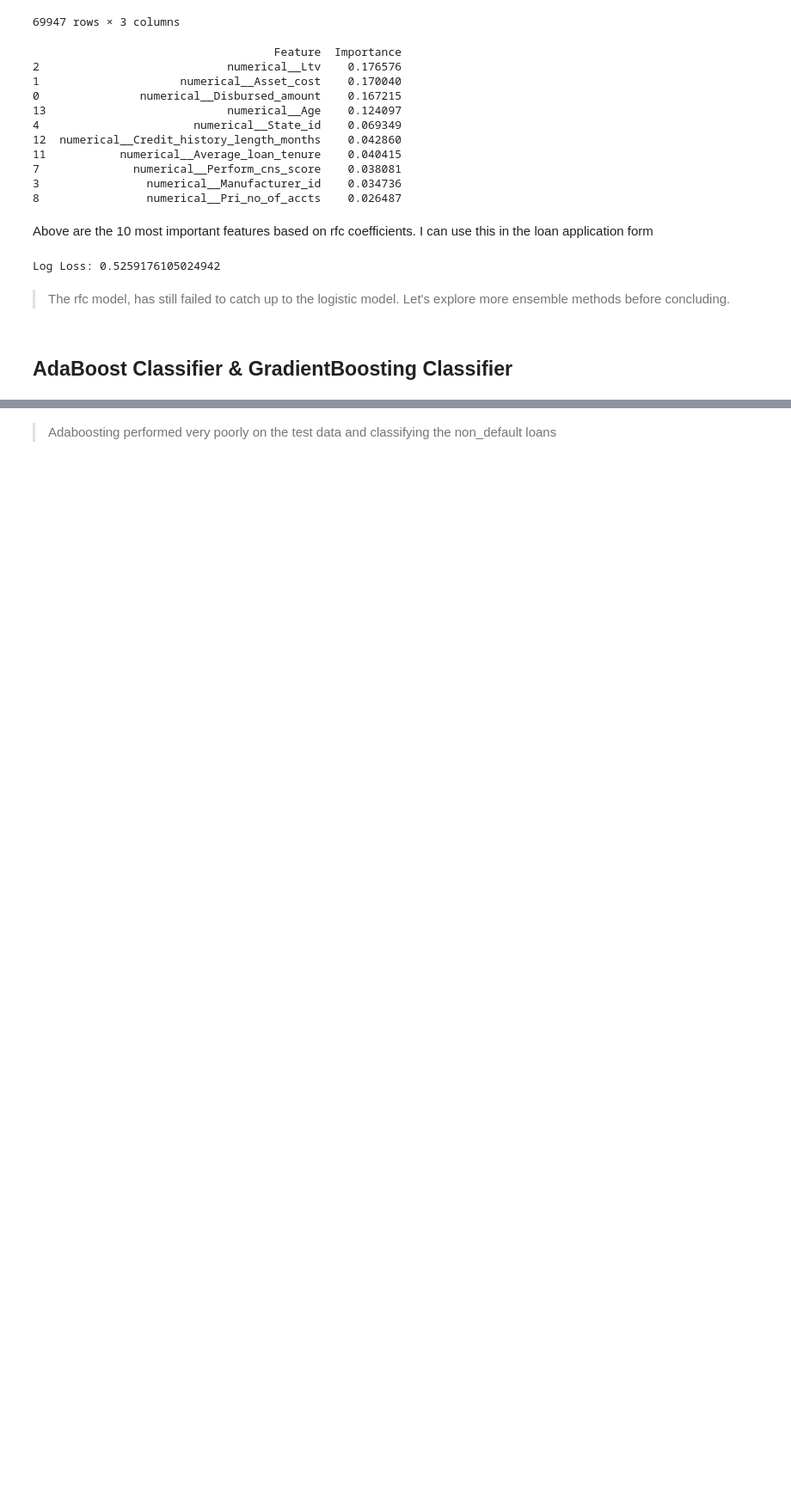
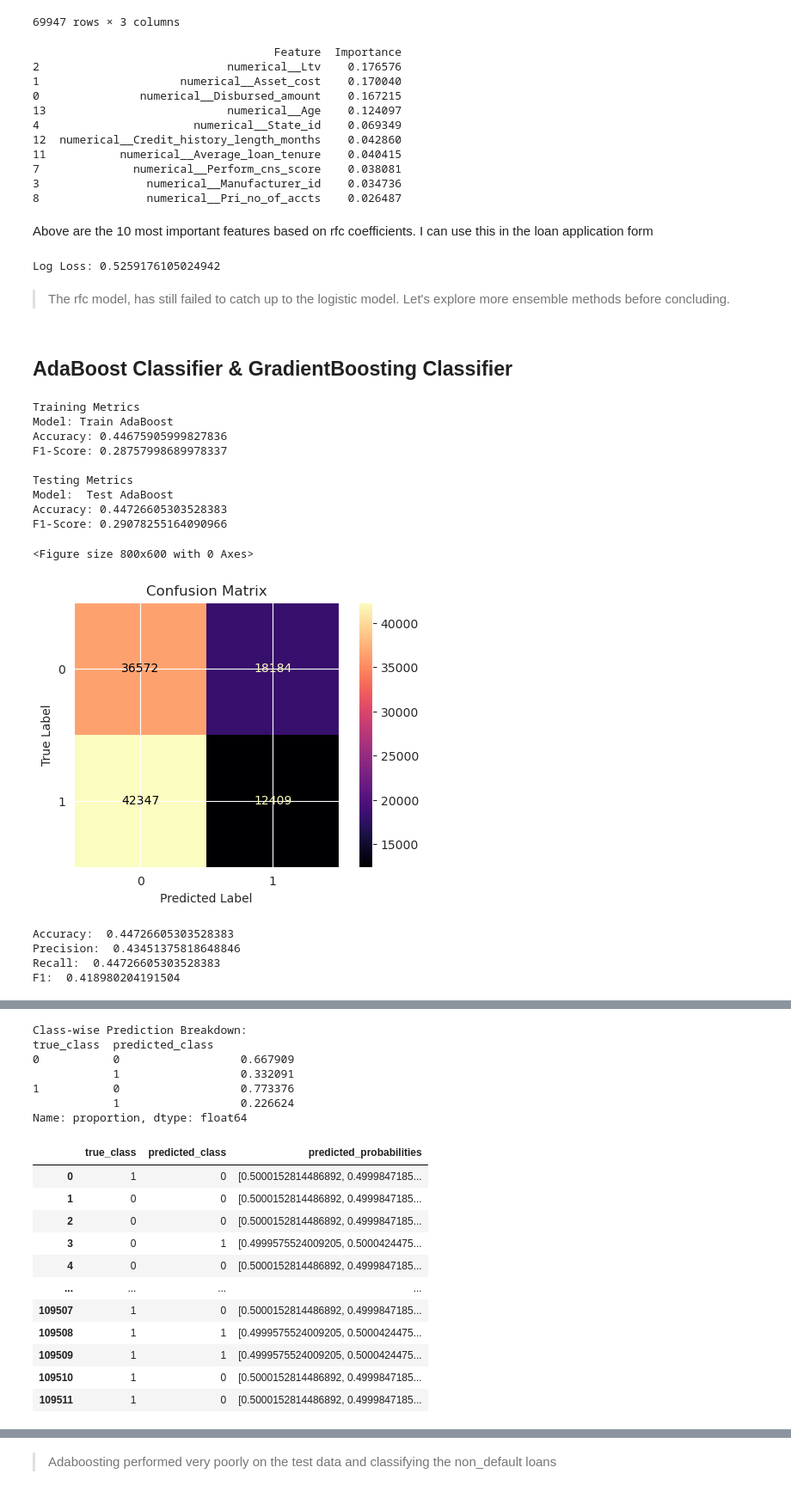
Before and after one commit to Mythamor/Django_Asset_Finance_Risk_Assessment_Model, a Jupyter notebook: asset_finance_model/notebooks/Asset_Finance_Loan_Default_Model.ipynb, the cells around one changed output, grey strips where cells are left out. Shown at 86% size. Cells and saved outputs as stored; diff of their text form; code cells hidden in the pictures; blank space fills up the shorter version.

Commit message:
Cleaning up the modelling notebook

```diff
--- a/asset_finance_model/notebooks/Asset_Finance_Loan_Default_Model.ipynb
+++ b/asset_finance_model/notebooks/Asset_Finance_Loan_Default_Model.ipynb
@@ -282,11 +282,16 @@ print(new_df['Loan_default'].value_counts())
 
 smote = SMOTE()
 X_train_resampled, y_train_resampled = smote.fit_resample(X_train_preprocessed, y_train)
+X_test_resampled, y_test_resampled = smote.fit_resample(X_test_preprocessed, y_test)
+
 # Preview synthetic sample class distribution
 
 print('-----------------------------------------')
-print('Synthetic sample class distribution: \n')
+print('Synthetic sample class distribution: \n y_train\n')
 print(pd.Series(y_train_resampled).value_counts())
+
+print('Synthetic sample class distribution: \n y_test\n')
+print(pd.Series(y_test_resampled).value_counts())
 # %% [output]
 Original class distribution:
 
@@ -707,29 +716,45 @@ Log Loss: 0.5259176105024942
 # %%
 # Instantiate an AdaBoostClassifier
 adaboost_clf =AdaBoostClassifier(n_estimators=100, learning_rate=2, random_state=0)
 
 # Fit AdaBoostClassifier
 adaboost_clf.fit(X_train_resampled, y_train_resampled)
 
 # AdaBoost model predictions
 adaboost_train_preds = adaboost_clf.predict(X_train_resampled)
-adaboost_test_preds = adaboost_clf.predict(X_test)
+adaboost_test_preds = adaboost_clf.predict(X_test_resampled)
 
 def display_acc_and_f1_score(true, preds, model_name):
     acc = accuracy_score(true, preds)
     f1 = f1_score(true, preds)
     print("Model: {}".format(model_name))
     print("Accuracy: {}".format(acc))
     print("F1-Score: {}".format(f1))
 
 
 # Adaboost Model Evaluation
 print("Training Metrics")
 display_acc_and_f1_score(y_train_resampled, adaboost_train_preds, model_name='Train AdaBoost')
 print("")
 
 print("Testing Metrics")
-display_acc_and_f1_score(y_test, adaboost_test_preds, model_name=' Test AdaBoost')
+display_acc_and_f1_score(y_test_resampled, adaboost_test_preds, model_name=' Test AdaBoost')
 print("")
 
-eval_model(adaboost_clf, X_test, y_test)
+eval_model(adaboost_clf, X_test_resampled, y_test_resampled)
+# %% [output]
+Training Metrics
+Model: Train AdaBoost
+Accuracy: 0.44675905999827836
+F1-Score: 0.28757998689978337
+
+Testing Metrics
+Model:  Test AdaBoost
+Accuracy: 0.44726605303528383
+F1-Score: 0.29078255164090966
+<Figure size 800x600 with 0 Axes>
+[figure, added]
+Accuracy:  0.44726605303528383
+Precision:  0.43451375818648846
+Recall:  0.44726605303528383
+F1:  0.418980204191504
@@ -735,0 +763,19 @@ eval_model(adaboost_clf, X_test, y_test)
+Class-wise Prediction Breakdown:
+true_class  predicted_class
+0           0                  0.667909
+            1                  0.332091
+1           0                  0.773376
+            1                  0.226624
+Name: proportion, dtype: float64
+|  | true_class | predicted_class | predicted_probabilities |
+| 0 | 1 | 0 | [0.5000152814486892, 0.4999847185... |
+| 1 | 0 | 0 | [0.5000152814486892, 0.4999847185... |
+| 2 | 0 | 0 | [0.5000152814486892, 0.4999847185... |
+| 3 | 0 | 1 | [0.4999575524009205, 0.5000424475... |
+| 4 | 0 | 0 | [0.5000152814486892, 0.4999847185... |
+| ... | ... | ... | ... |
+| 109507 | 1 | 0 | [0.5000152814486892, 0.4999847185... |
+| 109508 | 1 | 1 | [0.4999575524009205, 0.5000424475... |
+| 109509 | 1 | 1 | [0.4999575524009205, 0.5000424475... |
+| 109510 | 1 | 0 | [0.5000152814486892, 0.4999847185... |
+| 109511 | 1 | 0 | [0.5000152814486892, 0.4999847185... |
```
Also changed, not shown: parts of 7 cells of this notebook.
